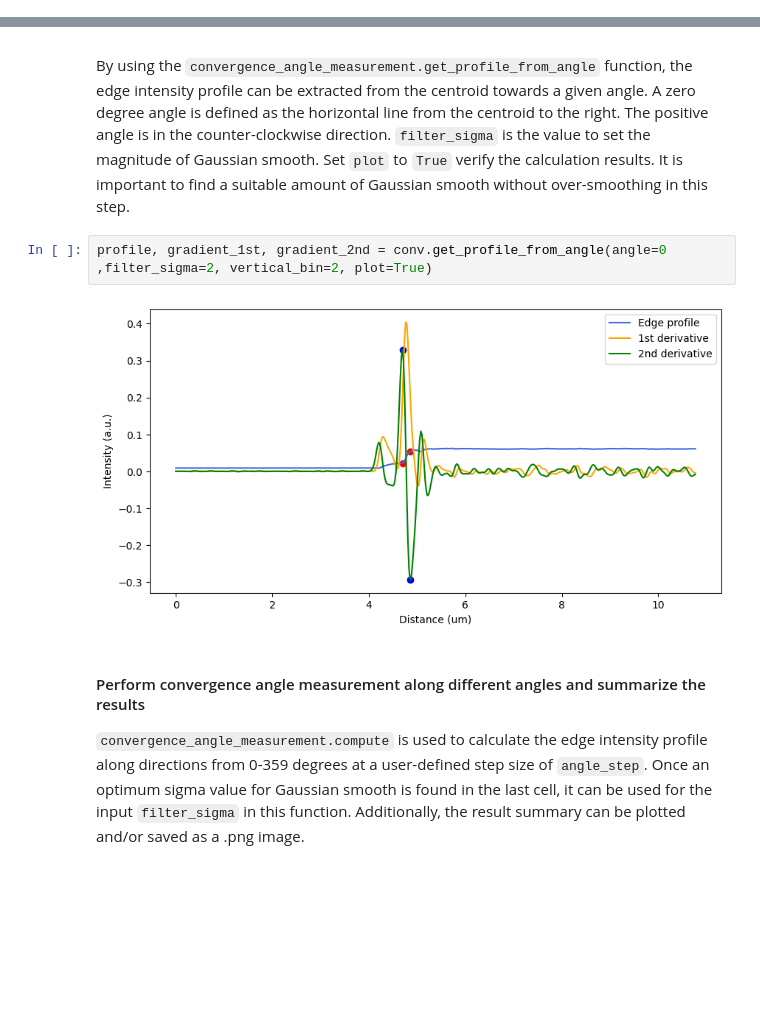
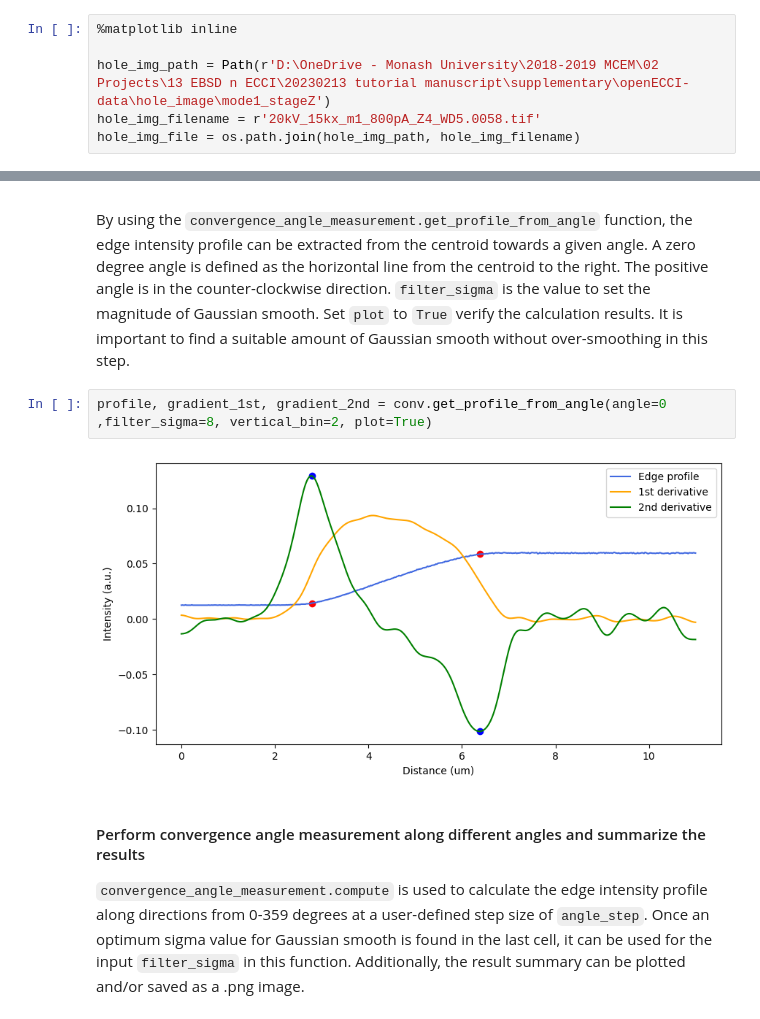
Before and after one commit to IMBalENce/openECCI, a Jupyter notebook: tutorials/05_ebeam_conv_angle_measurement.ipynb, the cells around one changed output, grey strips where cells are left out. Cells and saved outputs as stored; diff of their text form; blank space fills up the shorter version.

```diff
--- a/tutorials/05_ebeam_conv_angle_measurement.ipynb
+++ b/tutorials/05_ebeam_conv_angle_measurement.ipynb
@@ -17,6 +17,12 @@ from openECCI import optimization
 hole_img_path = Path(r'../openECCI-data/hole_image/mode1/')
 hole_img_filename = r'HV20.0_curr13nA.tif'
 hole_img_file = os.path.join(hole_img_path, hole_img_filename)
+# %%
+%matplotlib inline
+
+hole_img_path = Path(r'D:\OneDrive - Monash University\2018-2019 MCEM\02 Projects\13 EBSD n ECCI\20230213 tutorial manuscript\supplementary\openECCI-data\hole_image\mode1_stageZ')
+hole_img_filename = r'20kV_15kx_m1_800pA_Z4_WD5.0058.tif'
+hole_img_file = os.path.join(hole_img_path, hole_img_filename)
 # %% [markdown]
 #### Instantiate a convergence_angle_measurement object with the defocused image as input
 # %%
@@ -36,9 +42,9 @@ The width of the intensity transition region in the hole image can be estimated
 
 By using the `convergence_angle_measurement.get_profile_from_angle` function, the edge intensity profile can be extracted from the centroid towards a given angle. A zero degree angle is defined as the horizontal line from the centroid to the right. The positive angle is in the counter-clockwise direction. `filter_sigma` is the value to set the magnitude of Gaussian smooth. Set `plot` to `True` verify the calculation results. It is important to find a suitable amount of Gaussian smooth without over-smoothing in this step.
 # %%
-profile, gradient_1st, gradient_2nd = conv.get_profile_from_angle(angle=0 ,filter_sigma=2, vertical_bin=2, plot=True)
+profile, gradient_1st, gradient_2nd = conv.get_profile_from_angle(angle=0 ,filter_sigma=8, vertical_bin=2, plot=True)
 # %% [output]
-[figure, old version]
+[figure, new version]
 # %% [markdown]
 #### Perform convergence angle measurement along different angles and summarize the results
 `convergence_angle_measurement.compute` is used to calculate the edge intensity profile along directions from 0-359 degrees at a user-defined step size of `angle_step`. Once an optimum sigma value for Gaussian smooth is found in the last cell, it can be used for the input `filter_sigma` in this function. Additionally, the result summary can be plotted and/or saved as a .png image.
```
Also changed, not shown: parts of 2 cells of this notebook, 2 other files.
